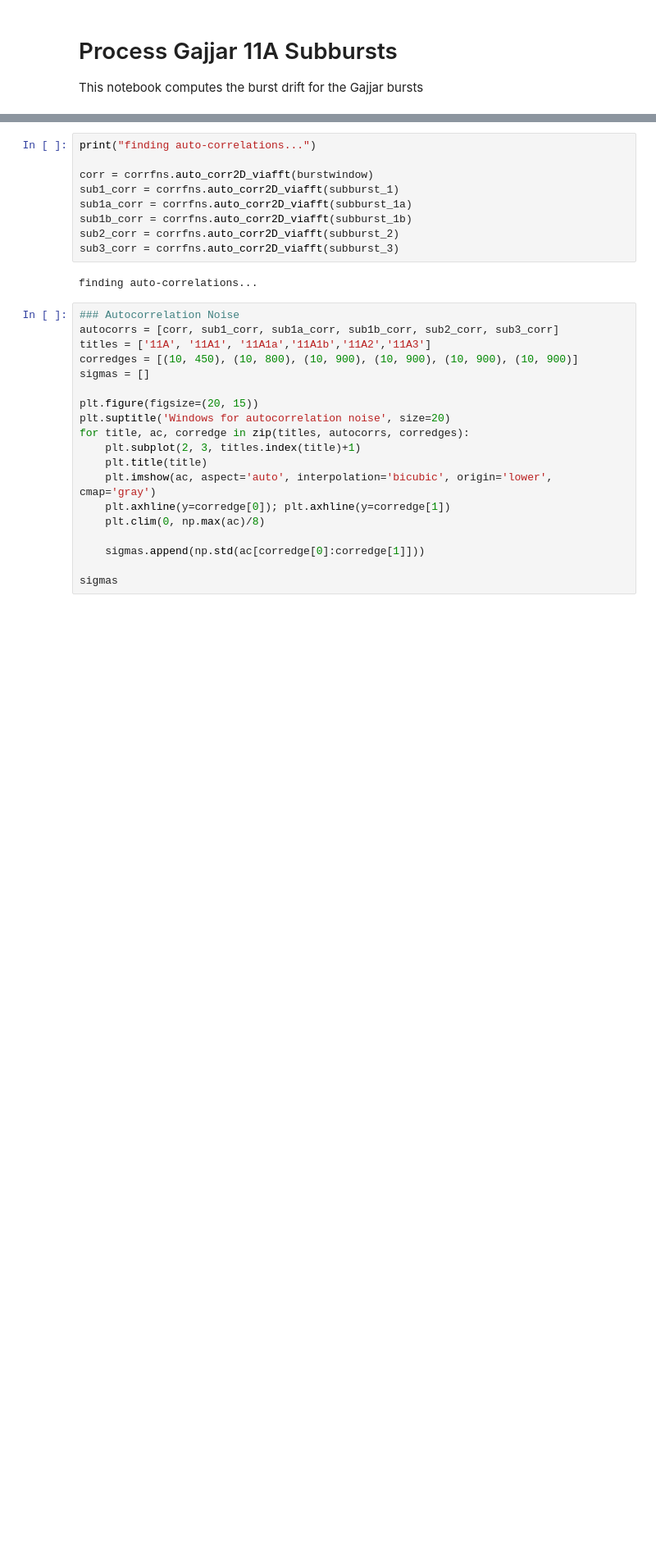
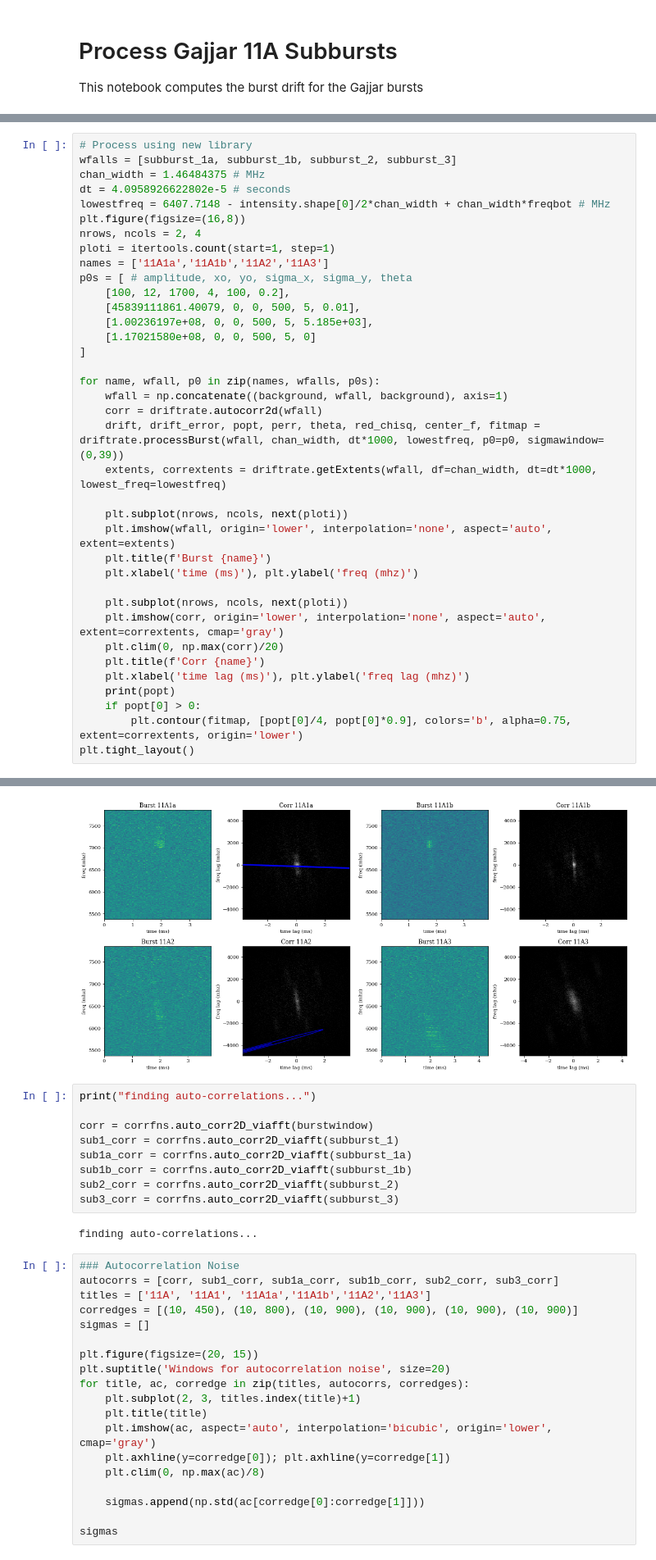
Before and after one commit to mef51/subdriftlaw, a Jupyter notebook: ProcessGajjar11A.ipynb, the cells around one changed output, grey strips where cells are left out. Shown at 82% size. Cells and saved outputs as stored; diff of their text form; blank space fills up the shorter version.

Commit message:
process using core library. attempt at auto splitting.
checkpoint for flipped xy bug fixing

```diff
--- a/ProcessGajjar11A.ipynb
+++ b/ProcessGajjar11A.ipynb
@@ -185,0 +202,38 @@ for freqspectrum, c in zip([subburst_1a, subburst_1b, subburst_2, subburst_3], [
+# %%
+# Process using new library
+wfalls = [subburst_1a, subburst_1b, subburst_2, subburst_3]
+chan_width = 1.46484375 # MHz
+dt = 4.0958926622802e-5 # seconds
+lowestfreq = 6407.7148 - intensity.shape[0]/2*chan_width + chan_width*freqbot # MHz
+plt.figure(figsize=(16,8))
+nrows, ncols = 2, 4
+ploti = itertools.count(start=1, step=1)
+names = ['11A1a','11A1b','11A2','11A3']
+p0s = [ # amplitude, xo, yo, sigma_x, sigma_y, theta
+    [100, 12, 1700, 4, 100, 0.2],
+    [45839111861.40079, 0, 0, 500, 5, 0.01],
+    [1.00236197e+08, 0, 0, 500, 5, 5.185e+03],
+    [1.17021580e+08, 0, 0, 500, 5, 0]
+]
+
+for name, wfall, p0 in zip(names, wfalls, p0s):
+    wfall = np.concatenate((background, wfall, background), axis=1)
+    corr = driftrate.autocorr2d(wfall)
+    drift, drift_error, popt, perr, theta, red_chisq, center_f, fitmap = driftrate.processBurst(wfall, chan_width, dt*1000, lowestfreq, p0=p0, sigmawindow=(0,39))
+    extents, corrextents = driftrate.getExtents(wfall, df=chan_width, dt=dt*1000, lowest_freq=lowestfreq)
+
+    plt.subplot(nrows, ncols, next(ploti))
+    plt.imshow(wfall, origin='lower', interpolation='none', aspect='auto', extent=extents)
+    plt.title(f'Burst {name}')
+    plt.xlabel('time (ms)'), plt.ylabel('freq (mhz)')
+
+    plt.subplot(nrows, ncols, next(ploti))
+    plt.imshow(corr, origin='lower', interpolation='none', aspect='auto', extent=corrextents, cmap='gray')
+    plt.clim(0, np.max(corr)/20)
+    plt.title(f'Corr {name}')
+    plt.xlabel('time lag (ms)'), plt.ylabel('freq lag (mhz)')
+    print(popt)
+    if popt[0] > 0:
+        plt.contour(fitmap, [popt[0]/4, popt[0]*0.9], colors='b', alpha=0.75, extent=corrextents, origin='lower')
+plt.tight_layout()
+# %% [output]
@@ -186,3 +256,4 @@ for freqspectrum, c in zip([subburst_1a, subburst_1b, subburst_2, subburst_3], [
+[figure, added]
 # %%
 print("finding auto-correlations...")
 
```
Also changed, not shown: parts of 4 cells of this notebook, 2 other files.
